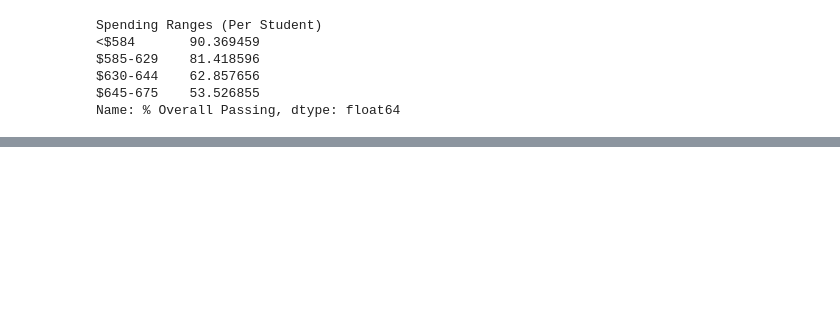
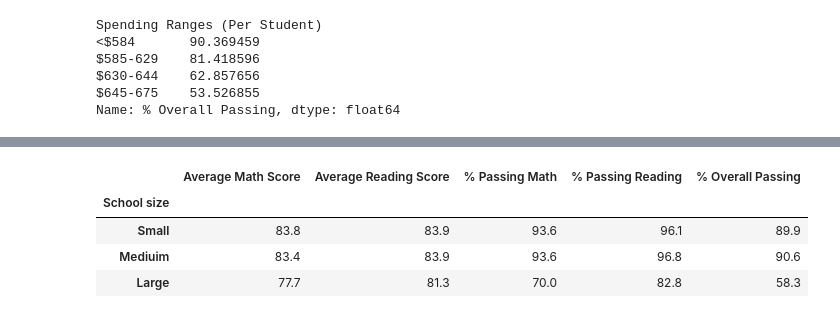
Before and after one commit to tolewicz/School_District_Analysis, a Jupyter notebook: PyCitySchools.ipynb, the cells around one changed output, grey strips where cells are left out. Saved outputs shown, nothing was run; the diff lists cells and outputs as text; code cells hidden in the pictures; blank space fills up the shorter version.

Commit message:
scores by school size

```diff
--- a/PyCitySchools.ipynb
+++ b/PyCitySchools.ipynb
@@ -1004,0 +1034,5 @@ spending_summary_df
+# %%
+size_bins = [0, 1000, 2000,5000]
+size_names = ["Small", "Mediuim", "Large"]
+# %%
+size_binned_schools = pd.cut(per_school_counts,size_bins, labels = size_names)
@@ -1004,0 +1047,3 @@ spending_summary_df
+# %%
+per_school_summary_df["School size"] = size_binned_schools
+per_school_summary_df
@@ -1004,0 +1067,20 @@ spending_summary_df
+# %%
+size_math_scores = per_school_summary_df.groupby(["School size"]).mean()["Average Math Score"].map("{:.1f}".format)
+size_reading_scores = per_school_summary_df.groupby(["School size"]).mean()["Average Reading Score"].map("{:.1f}".format)
+size_passing_math = per_school_summary_df.groupby(["School size"]).mean()["% Passing Math"].map("{:.1f}".format)
+size_passing_reading = per_school_summary_df.groupby(["School size"]).mean()["% Passing Reading"].map("{:.1f}".format)
+size_passing_overall = per_school_summary_df.groupby(["School size"]).mean()["% Overall Passing"].map("{:.1f}".format)
+# %%
+size_summary_df = pd.DataFrame({"Average Math Score" : size_math_scores,
+          "Average Reading Score": size_reading_scores,
+          "% Passing Math": size_passing_math,
+          "% Passing Reading": size_passing_reading,
+          "% Overall Passing": size_passing_overall})
+
+size_summary_df
+# %% [output]
+|  | Average Math Score | Average Reading Score | % Passing Math | % Passing Reading | % Overall Passing |
+| School size |  |  |  |  |  |
+| Small | 83.8 | 83.9 | 93.6 | 96.1 | 89.9 |
+| Mediuim | 83.4 | 83.9 | 93.6 | 96.8 | 90.6 |
+| Large | 77.7 | 81.3 | 70.0 | 82.8 | 58.3 |
```
Also changed, not shown: parts of 5 cells of this notebook.
